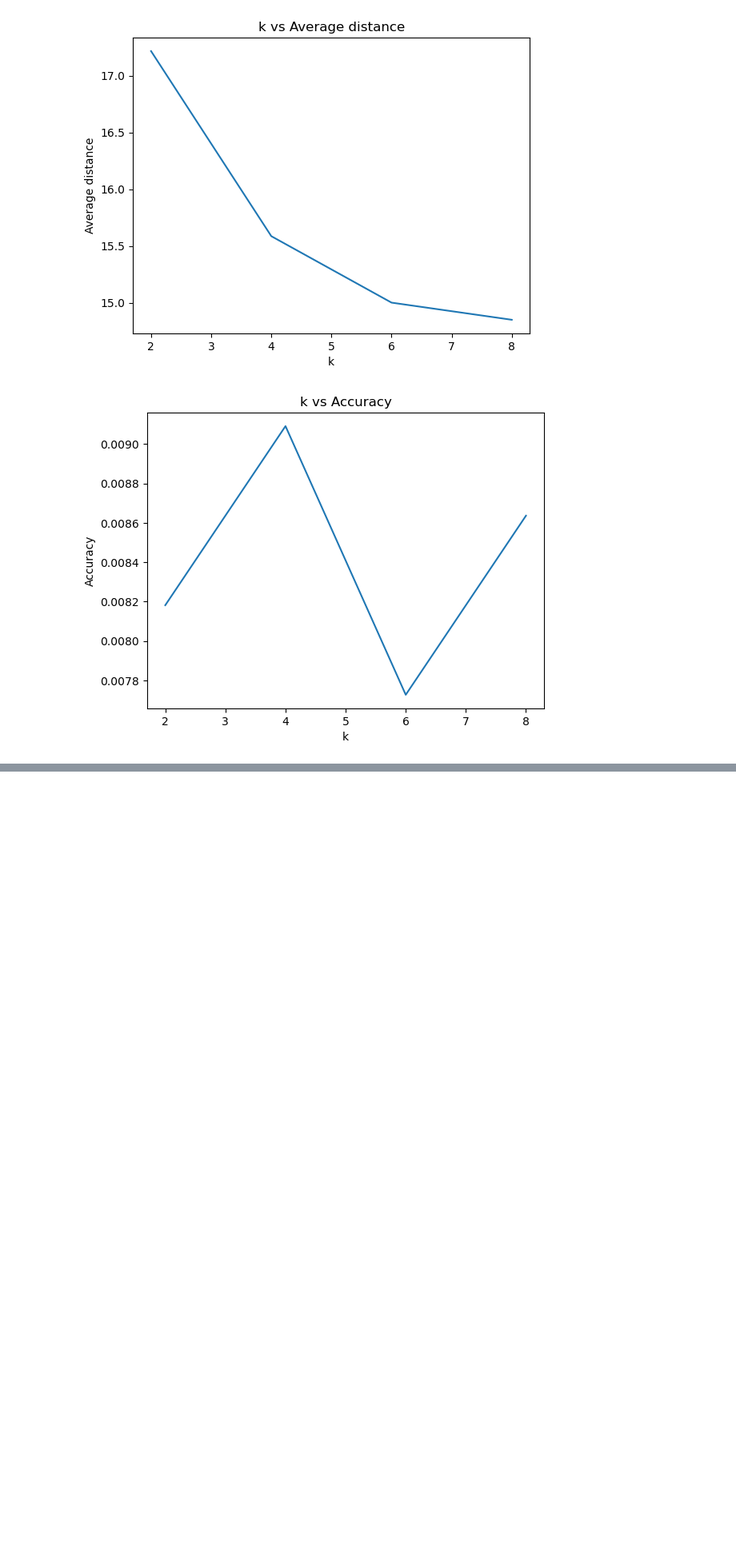
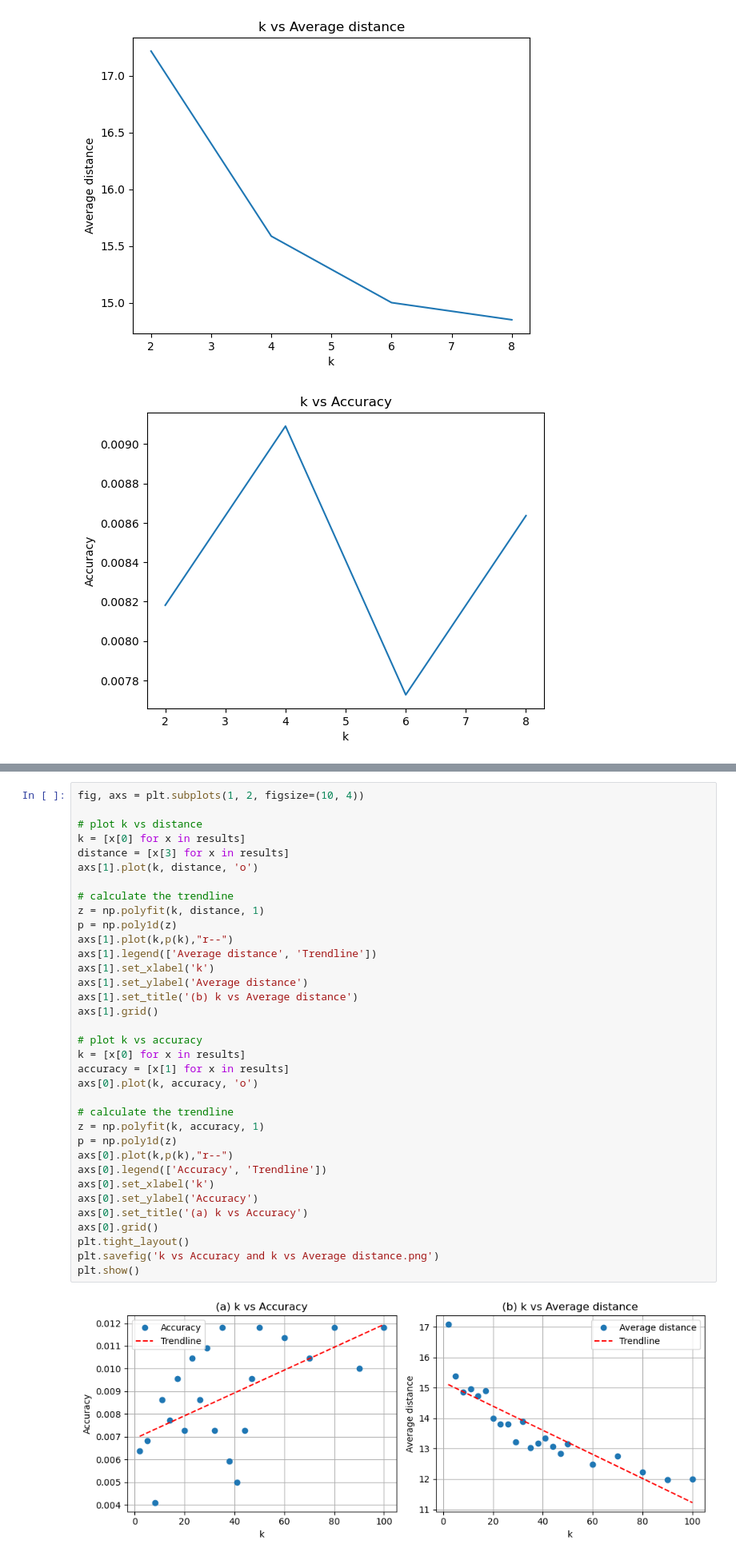
Before and after one commit to pkhamchuai/PatRecG, a Jupyter notebook: Program-HW2/HW-2-2-files/HW-2-2-clean.ipynb, the cells around one changed output, grey strips where cells are left out. Shown at 80% size. Cells and saved outputs as stored; diff of their text form; blank space fills up the shorter version.

```diff
--- a/Program-HW2/HW-2-2-files/HW-2-2-clean.ipynb
+++ b/Program-HW2/HW-2-2-files/HW-2-2-clean.ipynb
@@ -574,0 +639,37 @@ plt.show()
+# %%
+fig, axs = plt.subplots(1, 2, figsize=(10, 4))
+
+# plot k vs distance
+k = [x[0] for x in results]
+distance = [x[3] for x in results]
+axs[1].plot(k, distance, 'o')
+
+# calculate the trendline
+z = np.polyfit(k, distance, 1)
+p = np.poly1d(z)
+axs[1].plot(k,p(k),"r--")
+axs[1].legend(['Average distance', 'Trendline'])
+axs[1].set_xlabel('k')
+axs[1].set_ylabel('Average distance')
+axs[1].set_title('(b) k vs Average distance')
+axs[1].grid()
+
+# plot k vs accuracy
+k = [x[0] for x in results]
+accuracy = [x[1] for x in results]
+axs[0].plot(k, accuracy, 'o')
+
+# calculate the trendline
+z = np.polyfit(k, accuracy, 1)
+p = np.poly1d(z)
+axs[0].plot(k,p(k),"r--")
+axs[0].legend(['Accuracy', 'Trendline'])
+axs[0].set_xlabel('k')
+axs[0].set_ylabel('Accuracy')
+axs[0].set_title('(a) k vs Accuracy')
+axs[0].grid()
+plt.tight_layout()
+plt.savefig('k vs Accuracy and k vs Average distance.png')
+plt.show()
+# %% [output]
+[figure, added]
```
Also changed, not shown: parts of 3 cells of this notebook, 12 other files.
